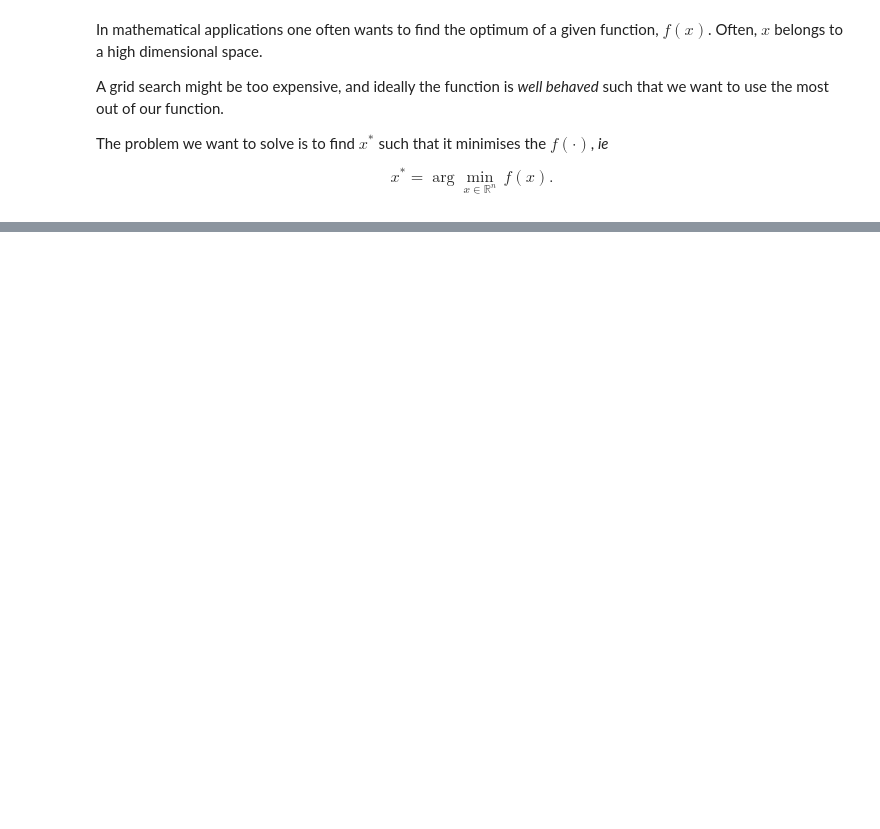
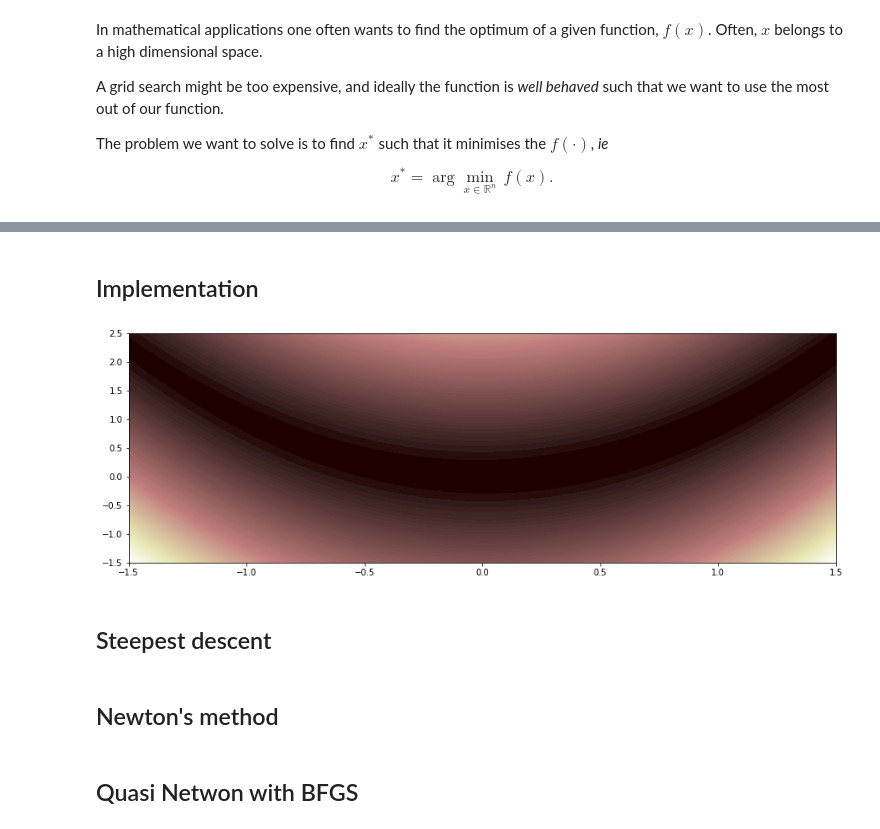
Before and after one commit to agarbuno/probnum, a Jupyter notebook: python/bfgs.ipynb, the cells around one changed output, grey strips where cells are left out. Cells and saved outputs as stored; diff of their text form; code cells hidden in the pictures; blank space fills up the shorter version.

```diff
--- a/python/bfgs.ipynb
+++ b/python/bfgs.ipynb
@@ -106,0 +150,2 @@ Inspired by this [blog](http://aria42.com/blog/2014/12/understanding-lbfgs).
+# %% [markdown]
+## Implementation
@@ -106,0 +156,18 @@ Inspired by this [blog](http://aria42.com/blog/2014/12/understanding-lbfgs).
+# %%
+N = 300
+X = np.linspace(-1.5, 1.5, N)
+Y = np.linspace(-1.5, 2.5, N)
+X, Y = np.meshgrid(X, Y)
+# %%
+pos = np.c_[X.flatten(), Y.flatten()]
+# %%
+a = 1.
+b = 100.
+f = (a - pos[:,0])**2 + b*(pos[:,1] - pos[:,0]**2)**2
+# %%
+levels = np.exp(np.linspace(1., np.log(f.max()),8));
+fig = plt.figure(figsize=(15, 5));
+plt.contourf(X,Y,f.reshape(N,N),150,cmap = 'pink');
+#plt.contour(X,Y,f.reshape(N,N),levels,colors = 'white');
+# %% [output]
+[figure, added]
@@ -106,0 +207,2 @@ Inspired by this [blog](http://aria42.com/blog/2014/12/understanding-lbfgs).
+# %% [markdown]
+## Steepest descent
@@ -106,0 +228,2 @@ Inspired by this [blog](http://aria42.com/blog/2014/12/understanding-lbfgs).
+# %% [markdown]
+## Newton's method
@@ -106,0 +248,2 @@ Inspired by this [blog](http://aria42.com/blog/2014/12/understanding-lbfgs).
+# %% [markdown]
+## Quasi Netwon with BFGS
```
Also changed, not shown: parts of 23 cells of this notebook, 2 other files.
